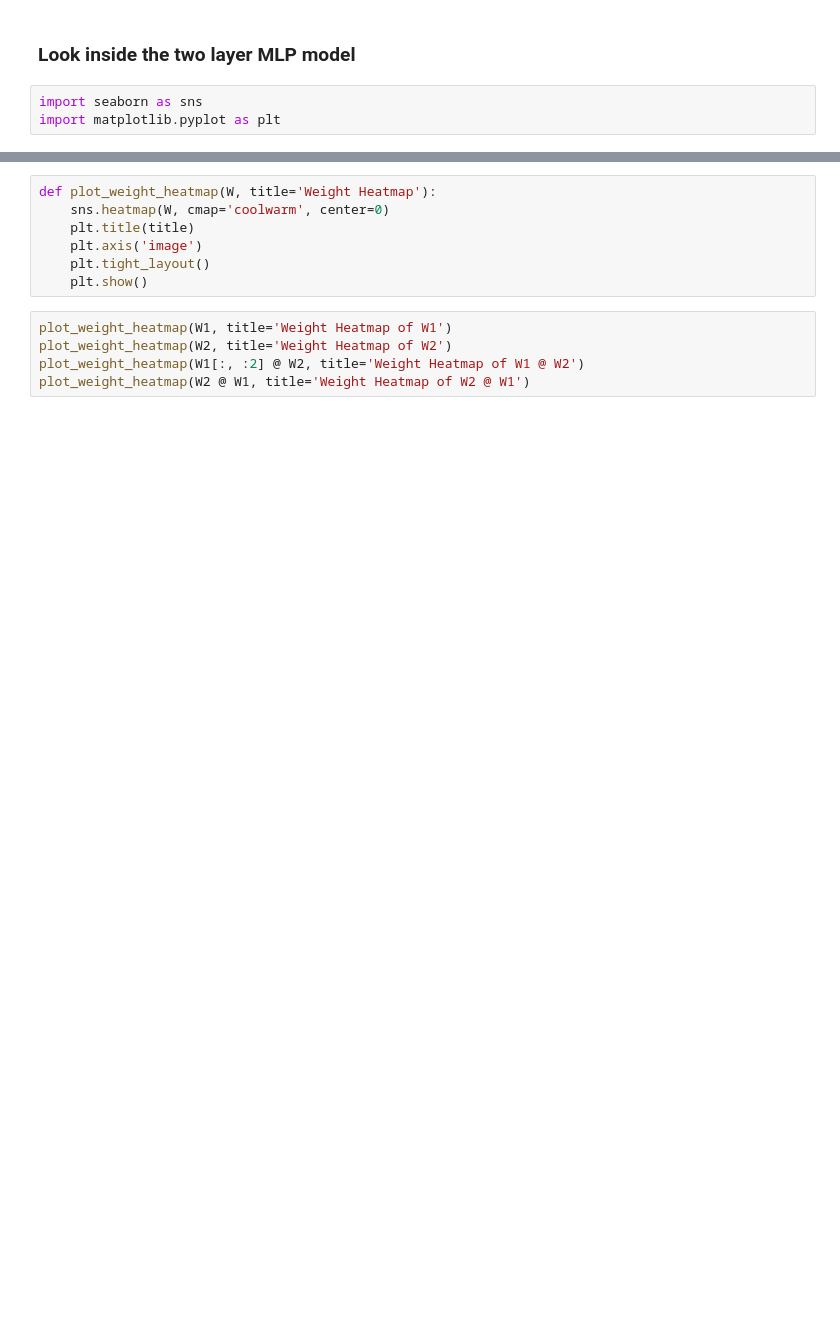
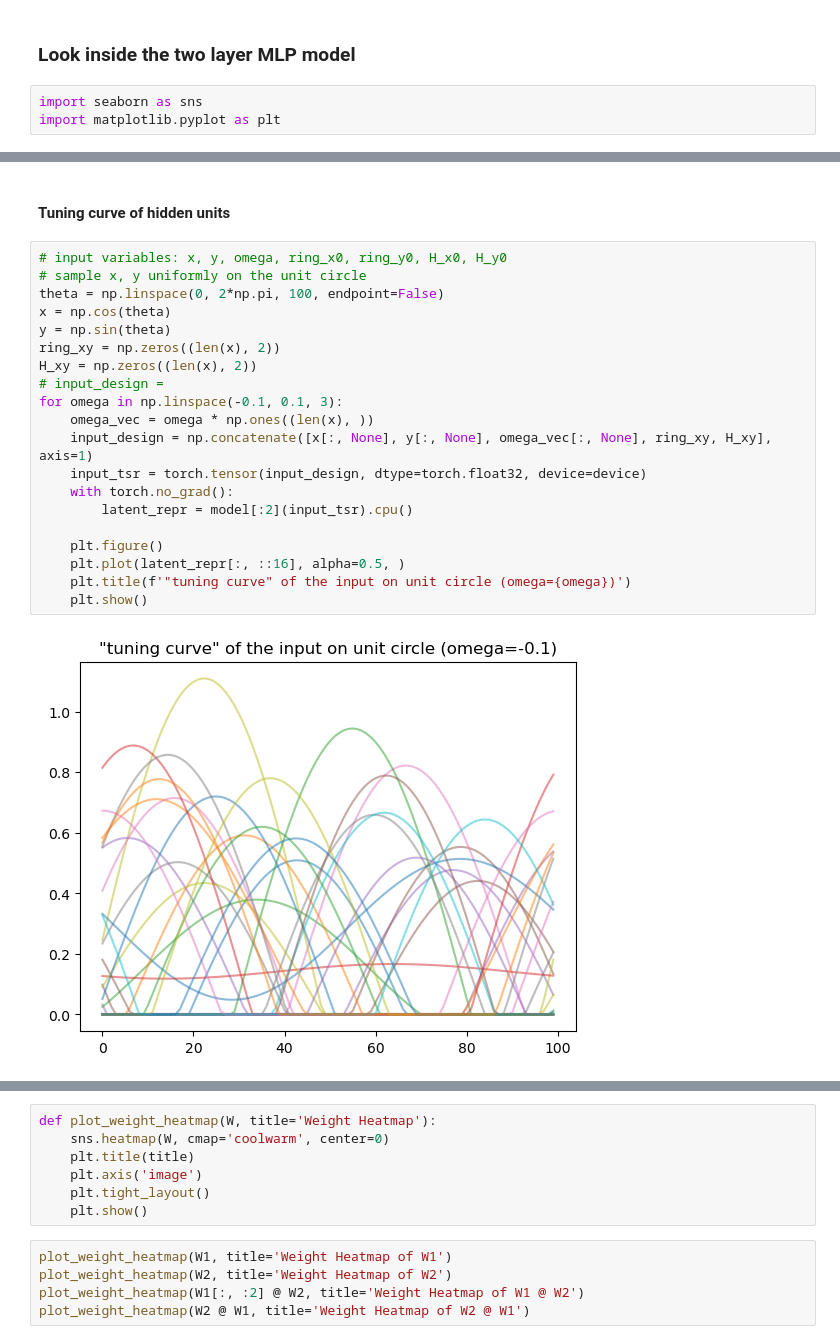
Before and after one commit to Animadversio/DiffusionMemorization, a Jupyter notebook: notebooks/star_shape_radial_MLP_RNN_model.ipynb, the cells around one changed output, grey strips where cells are left out. Drawn from its saved outputs; the diff is of its cells as text; blank space fills up the shorter version.

Commit message:
star shape MLP RNN model

```diff
--- a/notebooks/star_shape_radial_MLP_RNN_model.ipynb
+++ b/notebooks/star_shape_radial_MLP_RNN_model.ipynb
@@ -512 +548,25 @@ Sequential(
 )
+# %% [markdown]
+#### Tuning curve of hidden units
+# %%
+# input variables: x, y, omega, ring_x0, ring_y0, H_x0, H_y0
+# sample x, y uniformly on the unit circle
+theta = np.linspace(0, 2*np.pi, 100, endpoint=False)
+x = np.cos(theta)
+y = np.sin(theta)
+ring_xy = np.zeros((len(x), 2))
+H_xy = np.zeros((len(x), 2))
+# input_design =
+for omega in np.linspace(-0.1, 0.1, 3):
+    omega_vec = omega * np.ones((len(x), ))
+    input_design = np.concatenate([x[:, None], y[:, None], omega_vec[:, None], ring_xy, H_xy], axis=1)
+    input_tsr = torch.tensor(input_design, dtype=torch.float32, device=device)
+    with torch.no_grad():
+        latent_repr = model[:2](input_tsr).cpu()
+
+    plt.figure()
+    plt.plot(latent_repr[:, ::16], alpha=0.5, )
+    plt.title(f'"tuning curve" of the input on unit circle (omega={omega})')
+    plt.show()
+# %% [output]
+[figure, added]
```
Also changed, not shown: parts of 14 cells of this notebook, 1 other file.
